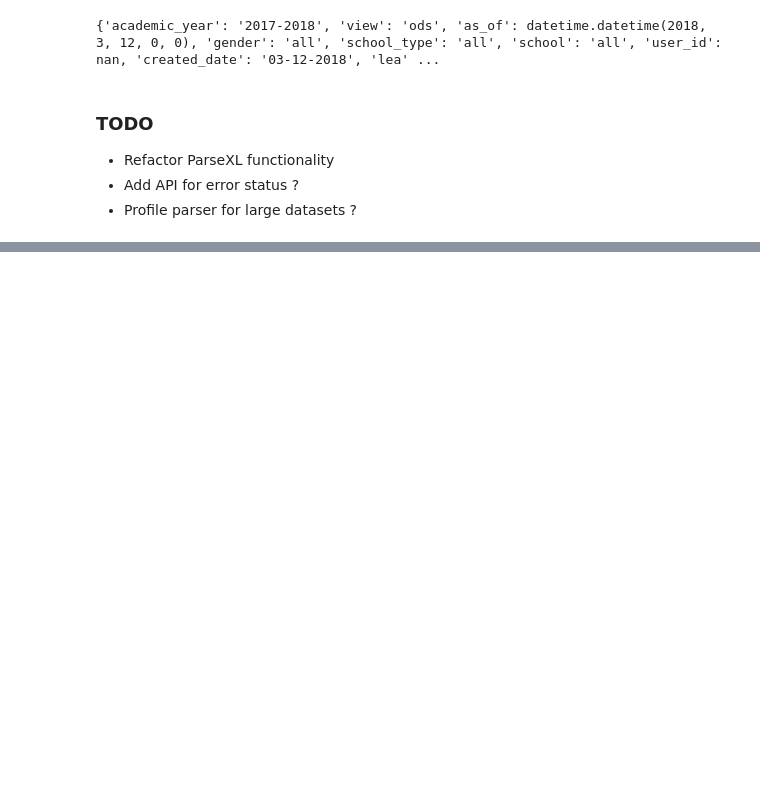
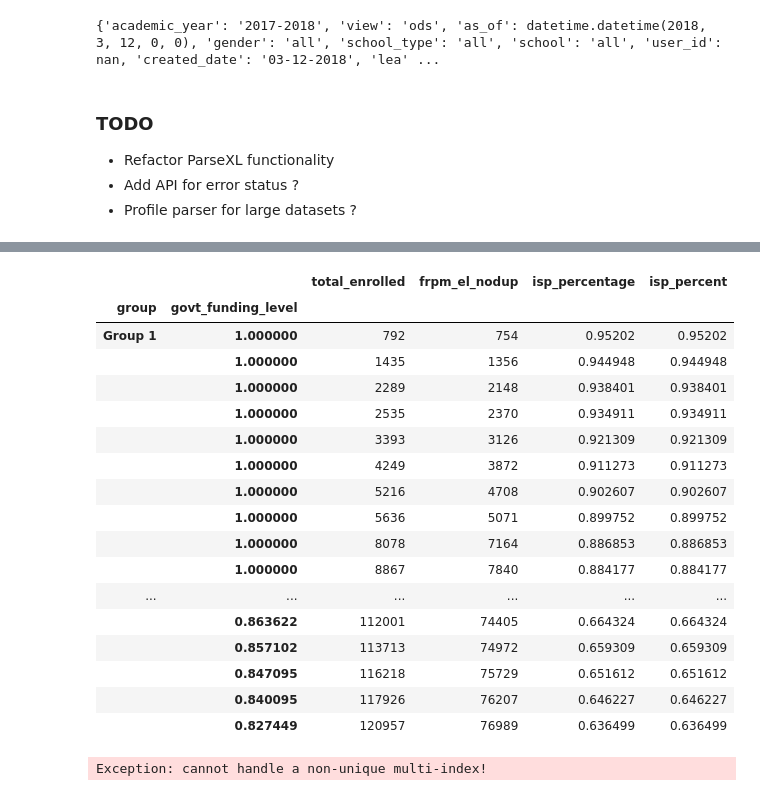
Before and after one commit to opensandiego/mealscount-backend, a Jupyter notebook: sandbox/backend_utils.ipynb, the cells around one changed output, grey strips where cells are left out. Cells and saved outputs as stored; diff of their text form; code cells hidden in the pictures; blank space fills up the shorter version.

```diff
--- a/sandbox/backend_utils.ipynb
+++ b/sandbox/backend_utils.ipynb
@@ -286,0 +430,27 @@ print(metadata)
+# %%
+data.set_index(['group','govt_funding_level'], inplace=True)
+# %%
+data
+# %% [output]
+|  |  | total_enrolled | frpm_el_nodup | isp_percentage | isp_percent |
+| group | govt_funding_level |  |  |  |  |
+| Group 1 | 1.000000 | 792 | 754 | 0.95202 | 0.95202 |
+|  | 1.000000 | 1435 | 1356 | 0.944948 | 0.944948 |
+|  | 1.000000 | 2289 | 2148 | 0.938401 | 0.938401 |
+|  | 1.000000 | 2535 | 2370 | 0.934911 | 0.934911 |
+|  | 1.000000 | 3393 | 3126 | 0.921309 | 0.921309 |
+|  | 1.000000 | 4249 | 3872 | 0.911273 | 0.911273 |
+|  | 1.000000 | 5216 | 4708 | 0.902607 | 0.902607 |
+|  | 1.000000 | 5636 | 5071 | 0.899752 | 0.899752 |
+|  | 1.000000 | 8078 | 7164 | 0.886853 | 0.886853 |
+|  | 1.000000 | 8867 | 7840 | 0.884177 | 0.884177 |
+| ... | ... | ... | ... | ... | ... |
+|  | 0.863622 | 112001 | 74405 | 0.664324 | 0.664324 |
+|  | 0.857102 | 113713 | 74972 | 0.659309 | 0.659309 |
+|  | 0.847095 | 116218 | 75729 | 0.651612 | 0.651612 |
+|  | 0.840095 | 117926 | 76207 | 0.646227 | 0.646227 |
+|  | 0.827449 | 120957 | 76989 | 0.636499 | 0.636499 |
+# %%
+data.mask(top_group.isp_percent > .7)
+# %% [output]
+Exception: cannot handle a non-unique multi-index!
```
Also changed, not shown: parts of 15 cells of this notebook, 14 other files.
